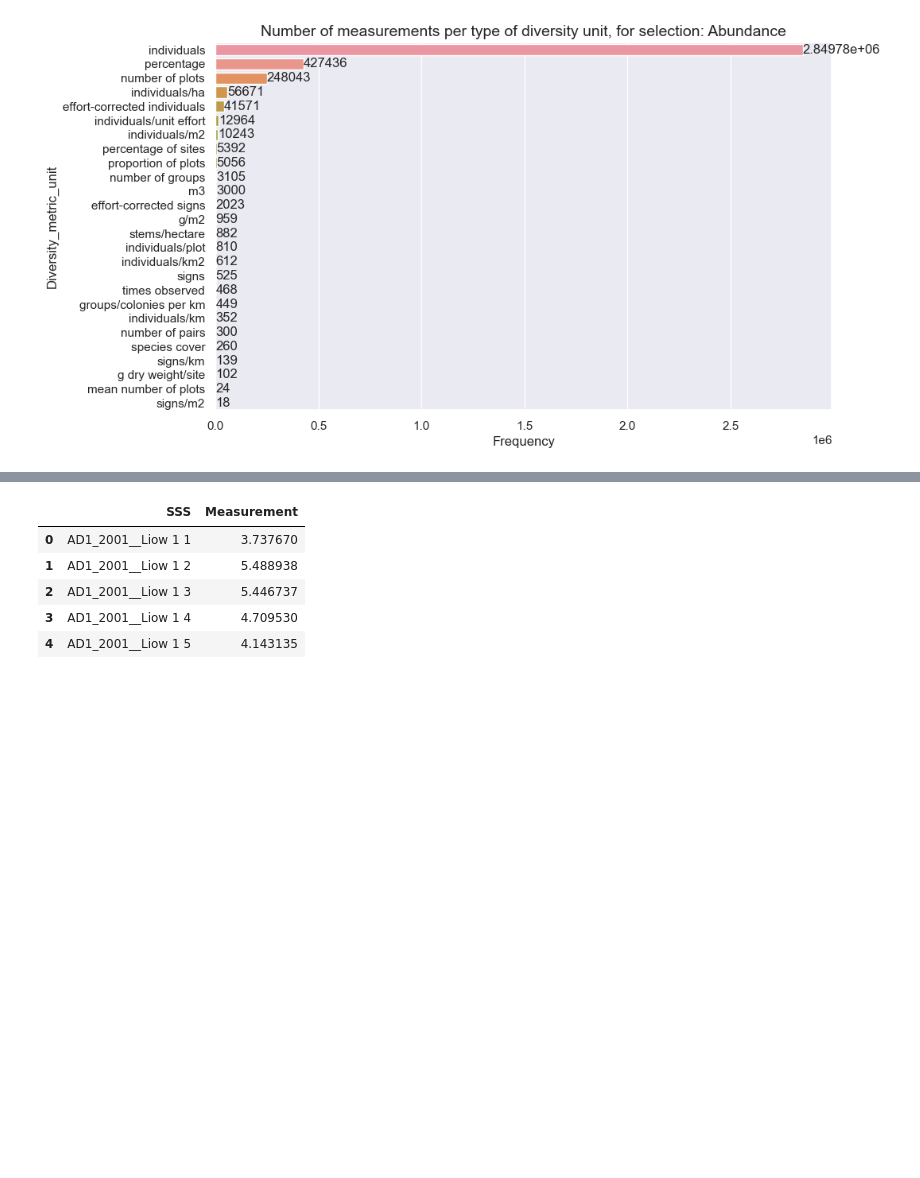
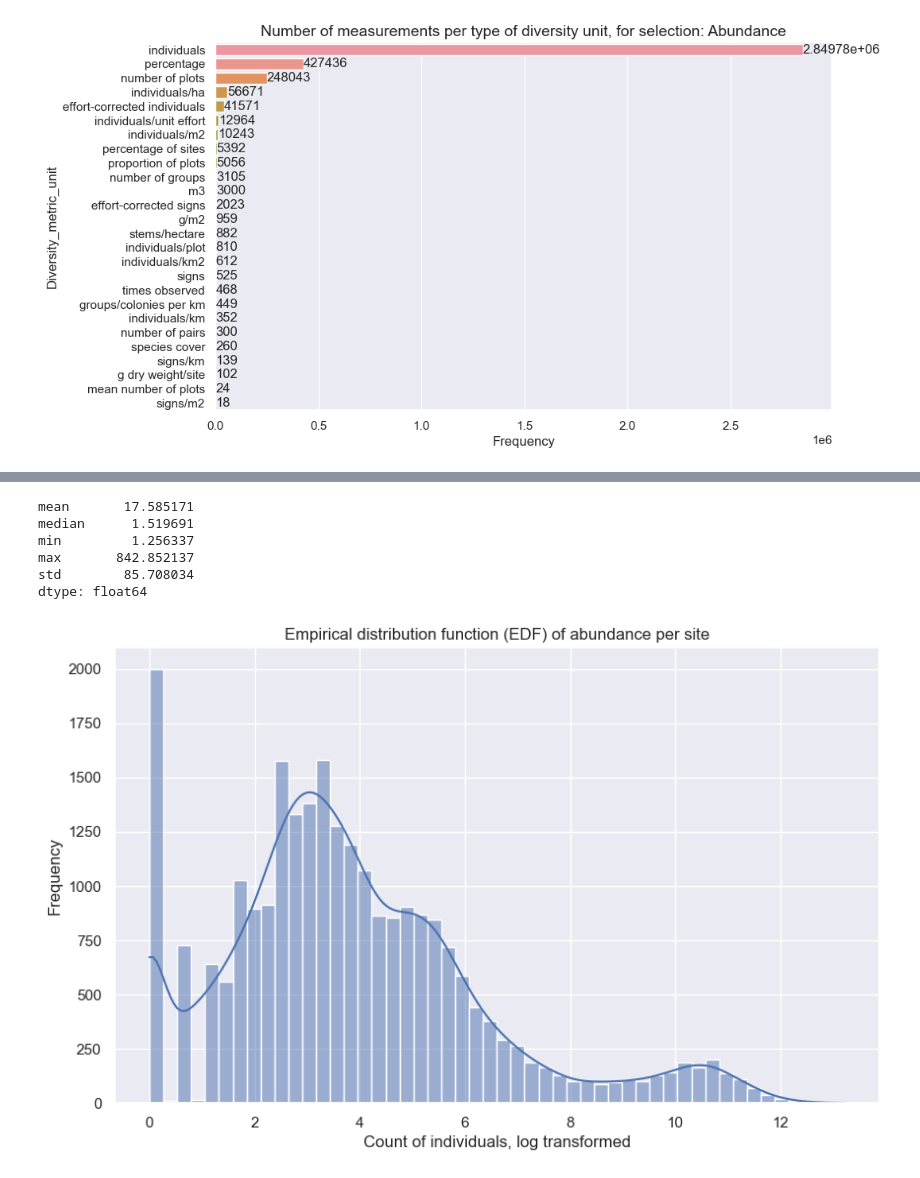
Before and after one commit to j-nystrom/biodiversity-impacts, a Jupyter notebook: notebooks/predicts_data_exploration.ipynb, the cells around one changed output, grey strips where cells are left out. Cells and saved outputs as stored; diff of their text form; code cells hidden in the pictures; blank space fills up the shorter version.

```diff
--- a/notebooks/predicts_data_exploration.ipynb
+++ b/notebooks/predicts_data_exploration.ipynb
@@ -526,48 +582,38 @@ df_abund_ind = df_predicts.loc[
+# %%
+# Do the same analysis, but averaged across sites
+df_agg_stats = pd.DataFrame(
+    df_abund_ind.groupby("SSS")["Effort_corrected_measurement"].agg(stats)
+).reset_index()
+df_agg_stats.drop("SSS", axis="columns").agg("mean")
+# %% [output]
+mean       17.585171
+median      1.519691
+min         1.256337
+max       842.852137
+std        85.708034
+dtype: float64
 # %%
-df_ind_count_per_site = pd.DataFrame(
-    df_abund_ind.groupby("SSS")["Measurement"].sum()
-).reset_index()
-
-mask = df_ind_count_per_site["Measurement"] > 0
-df_ind_count_per_site.loc[mask, "Measurement"] = np.log(
-    df_ind_count_per_site.loc[mask, "Measurement"]
+# Calculate total abundance for each site
+df_ind_count_per_site = (
+    pd.DataFrame(df_abund_ind.groupby("SSS")["Effort_corrected_measurement"].sum())
+    .reset_index()
+    .rename(columns={"Effort_corrected_measurement": "Tot_abundance"})
 )
 
-df_ind_count_per_site = df_ind_count_per_site.replace(
-    to_replace=[np.inf, -np.inf], value=0
+# Do log transformation of abundance numbers
+df_ind_count_log = df_ind_count_per_site.copy()
+mask = df_ind_count_log["Tot_abundance"] > 0
+df_ind_count_log.loc[mask, "Tot_abundance"] = np.log(
+    df_ind_count_log.loc[mask, "Tot_abundance"]
 )
-df_ind_count_per_site = df_ind_count_per_site.dropna()
-
-df_ind_count_per_site.head()
-# %% [output]
-|  | SSS | Measurement |
-| 0 | AD1_2001__Liow 1 1 | 3.737670 |
-| 1 | AD1_2001__Liow 1 2 | 5.488938 |
-| 2 | AD1_2001__Liow 1 3 | 5.446737 |
-| 3 | AD1_2001__Liow 1 4 | 4.709530 |
-| 4 | AD1_2001__Liow 1 5 | 4.143135 |
-# %%
-def plot_histogram_with_density(df, column, bins=50, kde=True):
-    """
-    Plots a histogram with a density overlay for the specified column of a DataFrame.
-
-    Parameters:
-    - df: pd.DataFrame, the DataFrame containing the data.
-    - column: str, the name of the column to plot.
-    - bins: int, the number of bins to use for the histogram.
-    """
-    # Set the style of the plot
-    sns.set_style("dark")
-    sns.set()
-
-    # Create the histogram with density plot
-    plt.figure(figsize=(10, 6))
-    sns.histplot(df[column], bins=bins, kde=kde)
-
-    # Adding titles and labels
-    plt.title(f"Histogram and Density Plot for {column}")
-    plt.xlabel(column)
-    plt.ylabel("Frequency")
-
-    # Show the plot
-    plt.show()
+# %%
+plot_histogram_with_density(
+    df_ind_count_log,
+    data_col="Tot_abundance",
+    title="Empirical distribution function (EDF) of abundance per site",
+    xlabel="Count of individuals, log transformed",
+    bins=50,
+    kde=True,
+)
+# %% [output]
+[figure, added]
```
Also changed, not shown: parts of 46 cells of this notebook.
